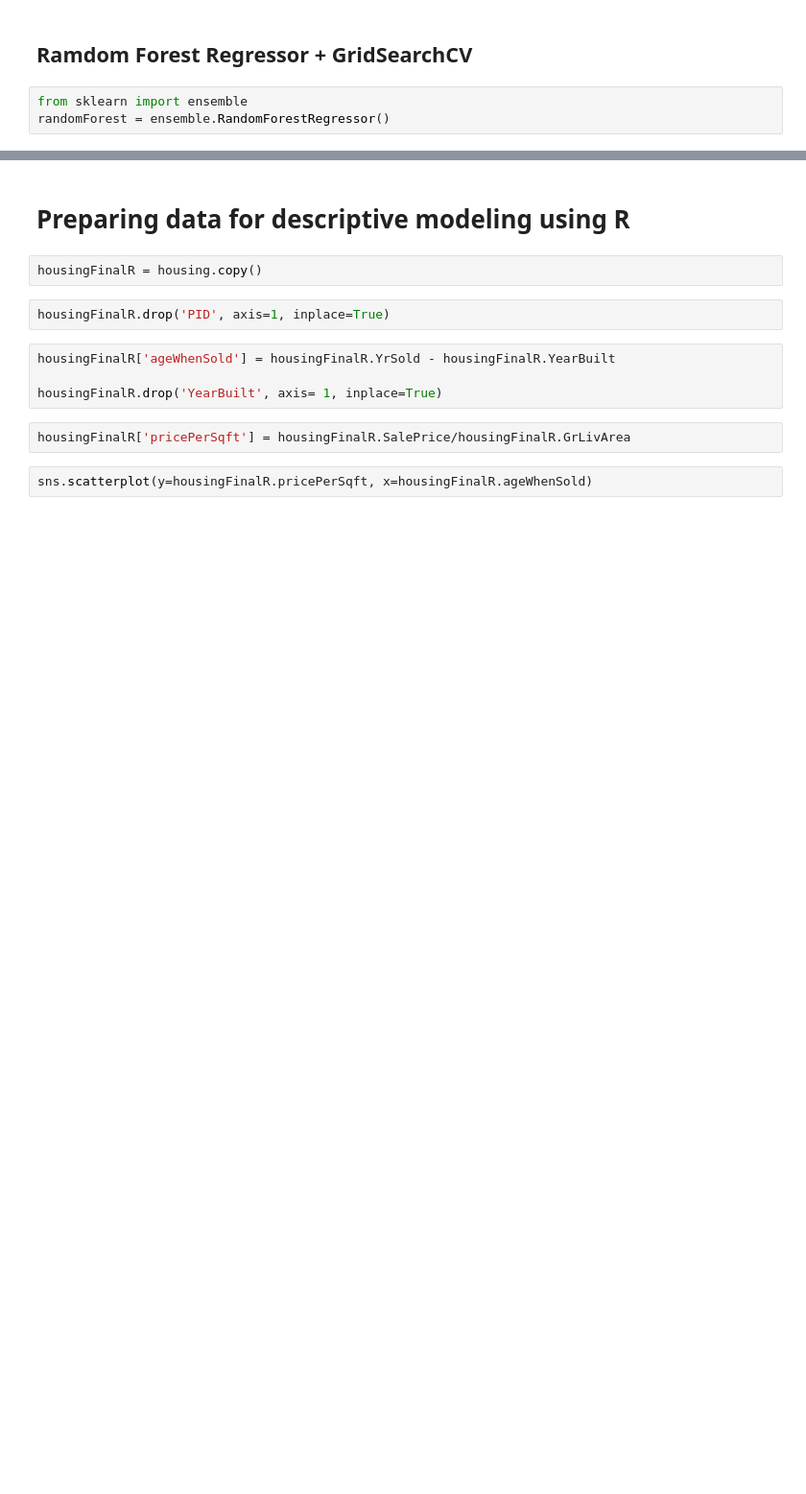
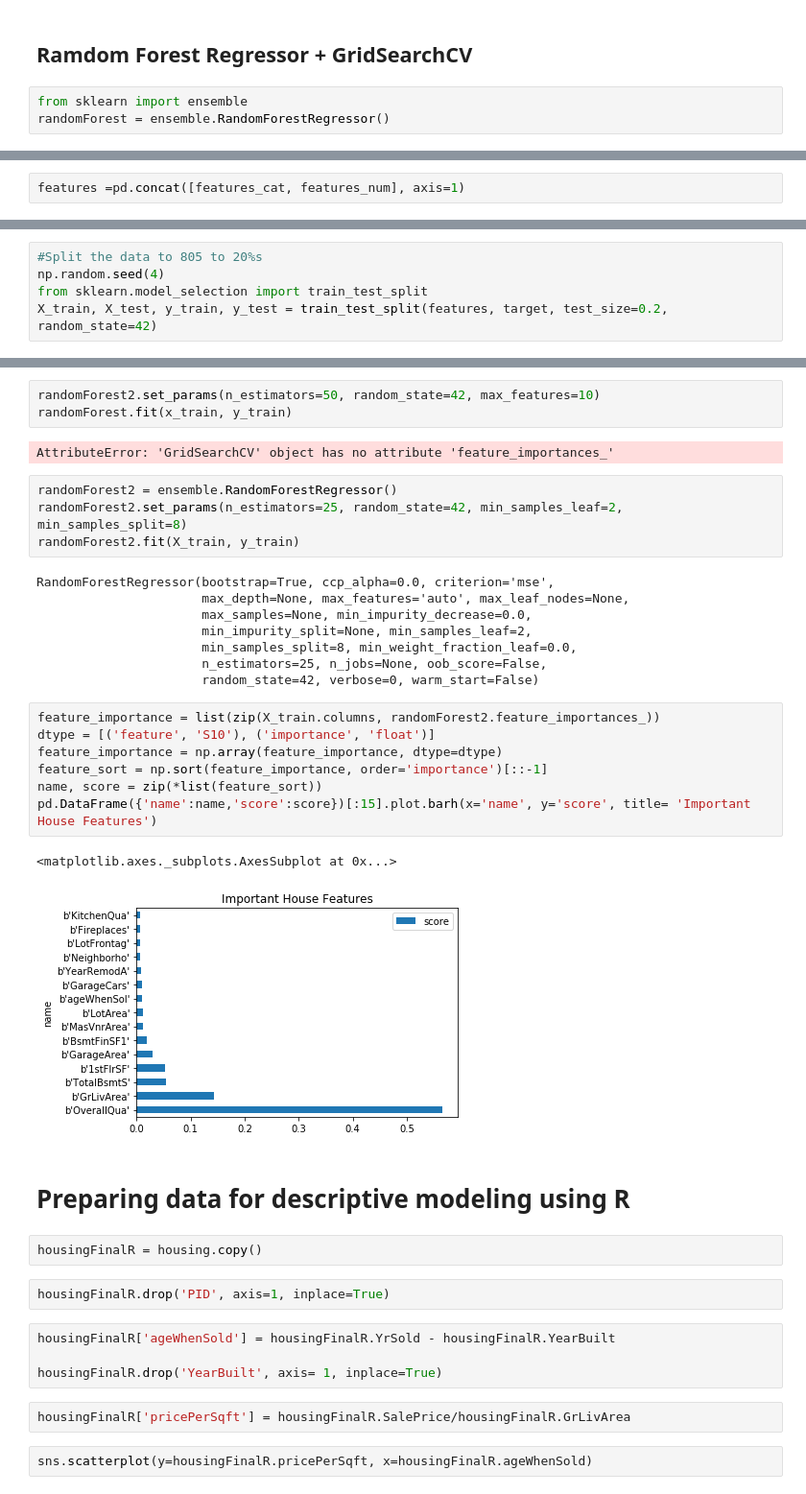
Before and after one commit to randypantinople/machineLearningTeamProject, a Jupyter notebook: randypantinople/Ames ML Project(randy).ipynb, the cells around one changed output, grey strips where cells are left out. Shown: that part at 96% size. Drawn from its saved outputs; the diff is of its cells as text; blank space fills up the shorter version.

Commit message:
Tuning Random Forest

```diff
--- a/randypantinople/Ames ML Project(randy).ipynb
+++ b/randypantinople/Ames ML Project(randy).ipynb
@@ -980,0 +993,2 @@ randomForest = ensemble.RandomForestRegressor()
+# %%
+features =pd.concat([features_cat, features_num], axis=1)
@@ -981,2 +1009,7 @@ randomForest = ensemble.RandomForestRegressor()
+# %%
+#Split the data to 805 to 20%s
+np.random.seed(4)
+from sklearn.model_selection import train_test_split
+X_train, X_test, y_train, y_test = train_test_split(features, target, test_size=0.2, random_state=42)
 # %%
 grid_para_forest = [{
@@ -996,3 +1058,30 @@ grid_search_forest.score(X_test, y_test)
+# %%
+randomForest2.set_params(n_estimators=50, random_state=42, max_features=10)
+randomForest.fit(x_train, y_train)
+# %% [output]
+AttributeError: 'GridSearchCV' object has no attribute 'feature_importances_'
+# %%
+randomForest2 = ensemble.RandomForestRegressor()
+randomForest2.set_params(n_estimators=25, random_state=42, min_samples_leaf=2, min_samples_split=8)
+randomForest2.fit(X_train, y_train)
+# %% [output]
+RandomForestRegressor(bootstrap=True, ccp_alpha=0.0, criterion='mse',
+                      max_depth=None, max_features='auto', max_leaf_nodes=None,
+                      max_samples=None, min_impurity_decrease=0.0,
+                      min_impurity_split=None, min_samples_leaf=2,
+                      min_samples_split=8, min_weight_fraction_leaf=0.0,
+                      n_estimators=25, n_jobs=None, oob_score=False,
+                      random_state=42, verbose=0, warm_start=False)
+# %%
+feature_importance = list(zip(X_train.columns, randomForest2.feature_importances_))
+dtype = [('feature', 'S10'), ('importance', 'float')]
+feature_importance = np.array(feature_importance, dtype=dtype)
+feature_sort = np.sort(feature_importance, order='importance')[::-1]
+name, score = zip(*list(feature_sort))
+pd.DataFrame({'name':name,'score':score})[:15].plot.barh(x='name', y='score', title= 'Important House Features')
+# %% [output]
+<matplotlib.axes._subplots.AxesSubplot at 0x...>
+[figure, added]
 # %% [markdown]
 # Preparing data for descriptive modeling using R
 # %%
```
Also changed, not shown: parts of 16 cells of this notebook.
